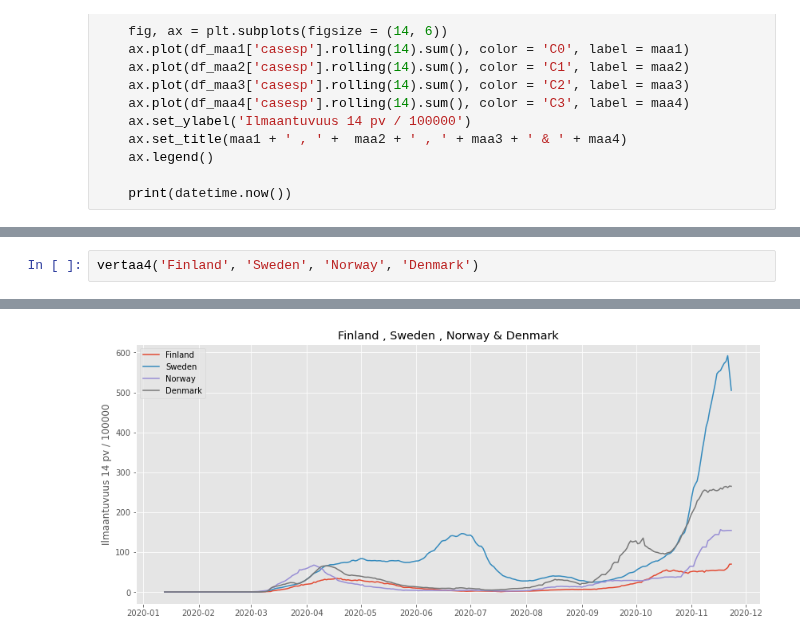
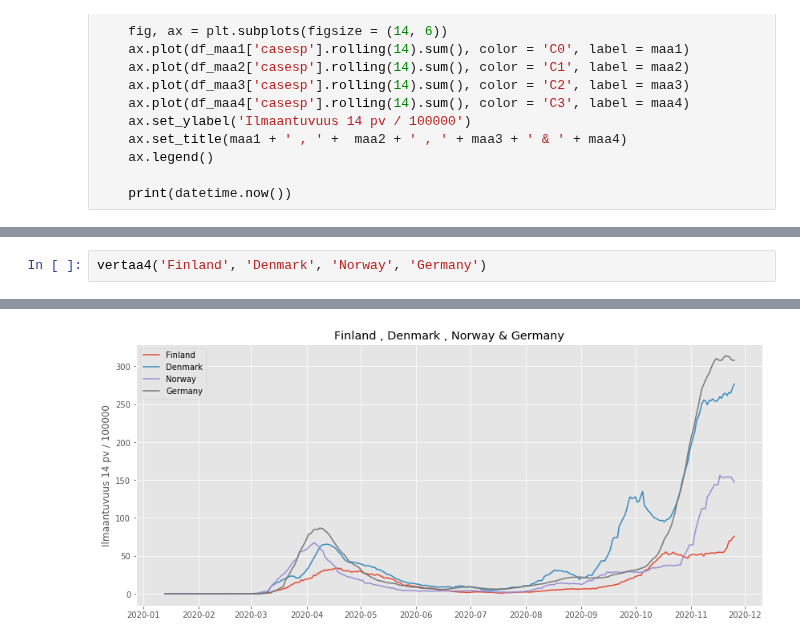
Before and after one commit to taanila/aikasarjat, a Jupyter notebook: covid.ipynb, the cells around one changed output, grey strips where cells are left out. Cells and saved outputs as stored; diff of their text form.

```diff
--- a/covid.ipynb
+++ b/covid.ipynb
@@ -108,3 +108,3 @@ vertaa4('United_Kingdom', 'France', 'Italy', 'Spain')
 # %%
-vertaa4('Finland', 'Sweden', 'Norway', 'Denmark')
+vertaa4('Finland', 'Denmark', 'Norway', 'Germany')
 # %% [output]
@@ -112,4 +112,4 @@ vertaa4('Finland', 'Sweden', 'Norway', 'Denmark')
-[figure, old version]
+[figure, new version]
 # %%
 vertaa4('Czechia', 'Poland', 'Belgium', 'France')
 # %% [output]
```
Also changed, not shown: parts of 10 cells of this notebook.
